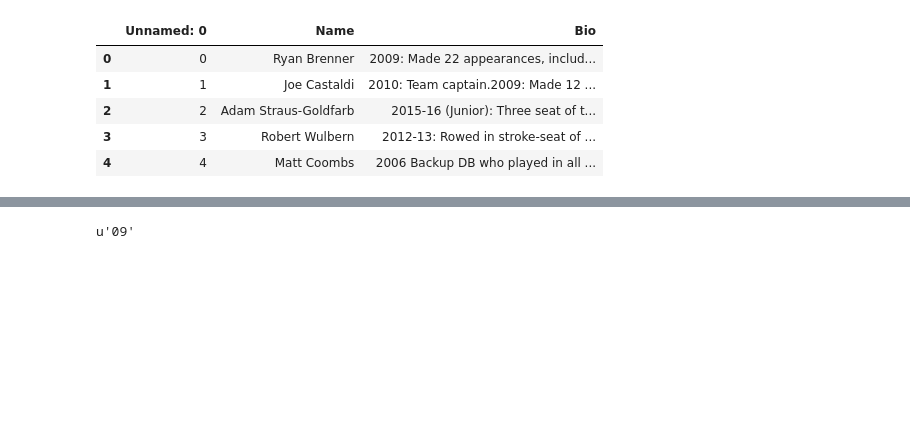
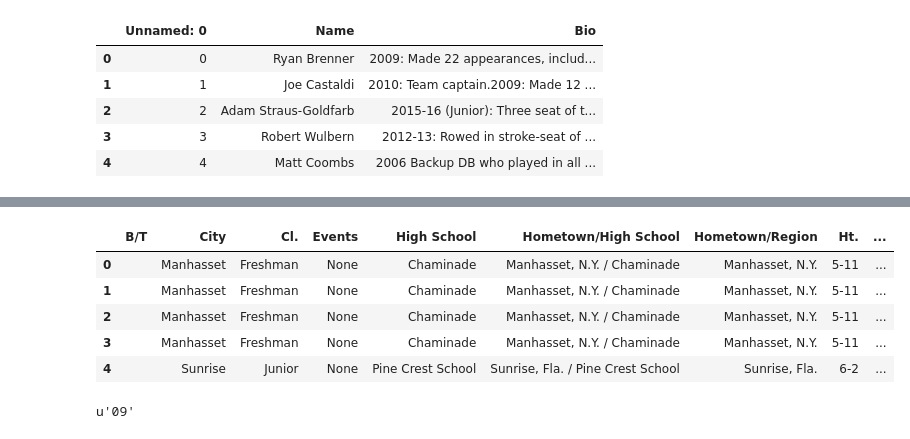
Before and after one commit to hydrosquall/yale_athletics_data, a Jupyter notebook: notebooks/Yale Further Processing.ipynb, the cells around one changed output, grey strips where cells are left out. Saved outputs shown, nothing was run; the diff lists cells and outputs as text; code cells hidden in the pictures; blank space fills up the shorter version.

```diff
--- a/notebooks/Yale Further Processing.ipynb
+++ b/notebooks/Yale Further Processing.ipynb
@@ -55,0 +52,4 @@ players["Bio"] = bios["Bio"]
+# %%
+# Add the headers
+headersPath = os.path.join(PROJ_ROOT, "data", "interim", "yale_bio_parsed.csv.gz")
+headers = pd.read_csv(headersPath)
@@ -56,3 +65,19 @@ players["Bio"] = bios["Bio"]
+# %%
+headers["url"] = headers.apply(lambda x: x["url"][9:-2], axis=1)
+# %%
+# Rename columns to prepare for merge
+headers.columns = ["Name_link", "headers", "synopsis"]
+# %%
+players = players.merge(headers[["Name_link", "headers"]], how="left", on="Name_link")
+# %%
+players.head()
+# %% [output]
+|  | B/T | City | Cl. | Events | High School | Hometown/High School | Hometown/Region | Ht. | ... |
+| 0 |  | Manhasset | Freshman | None | Chaminade | Manhasset, N.Y. / Chaminade | Manhasset, N.Y. | 5-11 | ... |
+| 1 |  | Manhasset | Freshman | None | Chaminade | Manhasset, N.Y. / Chaminade | Manhasset, N.Y. | 5-11 | ... |
+| 2 |  | Manhasset | Freshman | None | Chaminade | Manhasset, N.Y. / Chaminade | Manhasset, N.Y. | 5-11 | ... |
+| 3 |  | Manhasset | Freshman | None | Chaminade | Manhasset, N.Y. / Chaminade | Manhasset, N.Y. | 5-11 | ... |
+| 4 |  | Sunrise | Junior | None | Pine Crest School | Sunrise, Fla. / Pine Crest School | Sunrise, Fla. | 6-2 | ... |
 # %%
 # Preserve only the latest season
 playersSorted = players.sort_values(["season"], ascending=False)
```
Also changed, not shown: parts of 4 cells of this notebook, 5 other files.
